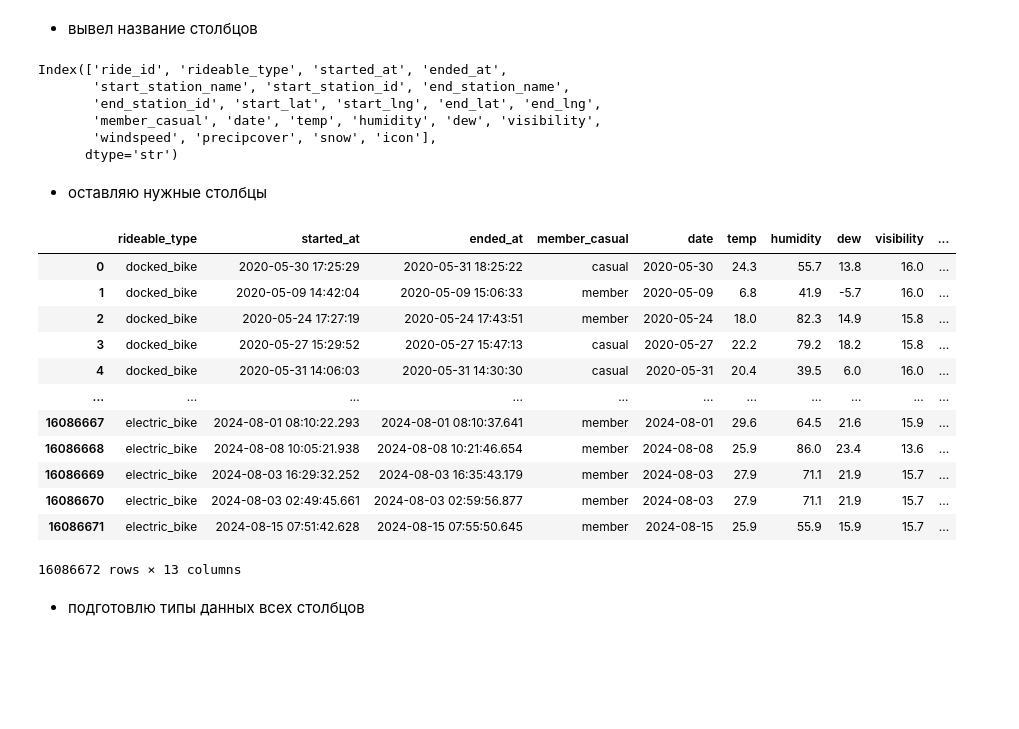
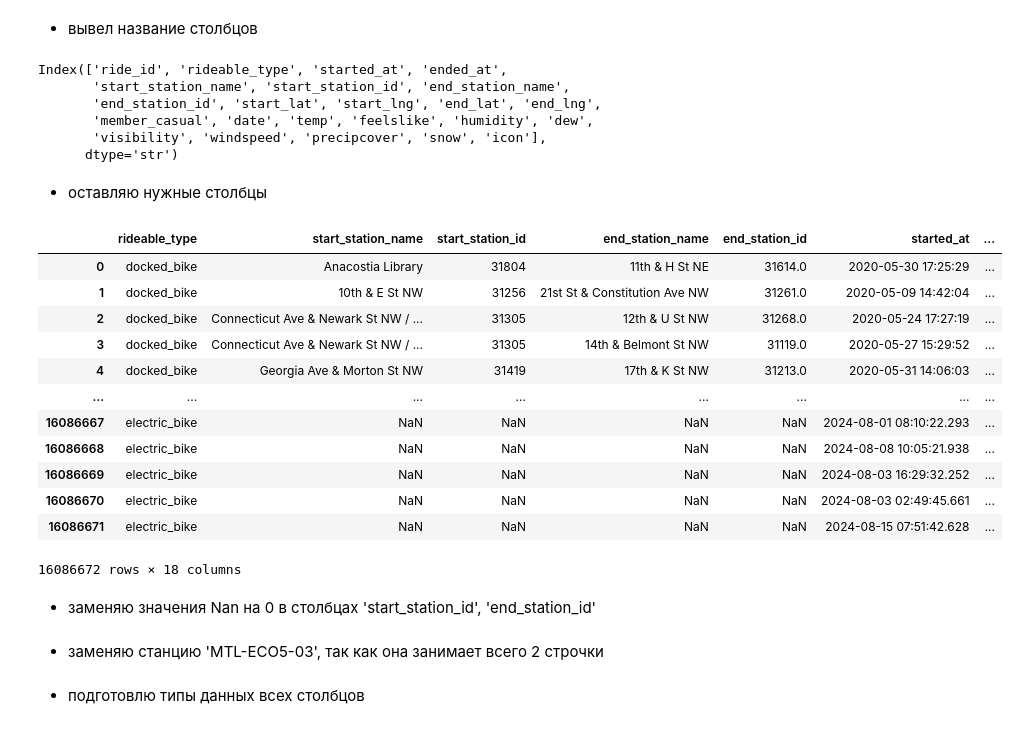
Before and after one commit to sheshukoff/analyze_bike_share, a Jupyter notebook: stages_of_analysis/4_data_preprocessing/2_pre_drd_with_weather.ipynb, the cells around one changed output. Drawn from its saved outputs; the diff is of its cells as text; code cells hidden in the pictures; blank space fills up the shorter version.

```diff
--- a/stages_of_analysis/4_data_preprocessing/2_pre_drd_with_weather.ipynb
+++ b/stages_of_analysis/4_data_preprocessing/2_pre_drd_with_weather.ipynb
@@ -60,6 +61,6 @@ weather['datetime'] = pd.to_datetime(weather['datetime'], unit='ns')
     - precipcover
     - snow
 # %%
-weather = weather[['datetime', 'temp', 'humidity', 'dew', 'visibility', 'windspeed', 'precipcover', 'snow', 'icon']]
+weather = weather[['datetime', 'temp', 'feelslike', 'humidity', 'dew', 'visibility', 'windspeed', 'precipcover', 'snow', 'icon']]
 weather
 # %% [output]
@@ -144,30 +145,33 @@ daily_rent_detail_with_weather.columns
 Index(['ride_id', 'rideable_type', 'started_at', 'ended_at',
        'start_station_name', 'start_station_id', 'end_station_name',
        'end_station_id', 'start_lat', 'start_lng', 'end_lat', 'end_lng',
-       'member_casual', 'date', 'temp', 'humidity', 'dew', 'visibility',
-       'windspeed', 'precipcover', 'snow', 'icon'],
+       'member_casual', 'date', 'temp', 'feelslike', 'humidity', 'dew',
+       'visibility', 'windspeed', 'precipcover', 'snow', 'icon'],
       dtype='str')
 # %% [markdown]
 - оставляю нужные столбцы
 # %%
 drd_with_weather = daily_rent_detail_with_weather[
     [
-        'rideable_type', 'started_at', 'ended_at', 'member_casual', 'date',
-        'temp', 'humidity', 'dew', 'visibility', 'windspeed', 'precipcover', 'snow', 'icon'
+        'rideable_type', 'start_station_name', 'start_station_id', 'end_station_name',
+        'end_station_id', 'started_at', 'ended_at', 'member_casual', 'date',
+        'temp', 'feelslike', 'humidity', 'dew', 'visibility', 'windspeed', 'precipcover', 'snow', 'icon'
        ]
 ]
 drd_with_weather
 # %% [output]
-|  | rideable_type | started_at | ended_at | member_casual | date | temp | humidity | dew | visibility | ... |
-| 0 | docked_bike | 2020-05-30 17:25:29 | 2020-05-31 18:25:22 | casual | 2020-05-30 | 24.3 | 55.7 | 13.8 | 16.0 | ... |
-| 1 | docked_bike | 2020-05-09 14:42:04 | 2020-05-09 15:06:33 | member | 2020-05-09 | 6.8 | 41.9 | -5.7 | 16.0 | ... |
-| 2 | docked_bike | 2020-05-24 17:27:19 | 2020-05-24 17:43:51 | member | 2020-05-24 | 18.0 | 82.3 | 14.9 | 15.8 | ... |
-| 3 | docked_bike | 2020-05-27 15:29:52 | 2020-05-27 15:47:13 | casual | 2020-05-27 | 22.2 | 79.2 | 18.2 | 15.8 | ... |
-| 4 | docked_bike | 2020-05-31 14:06:03 | 2020-05-31 14:30:30 | casual | 2020-05-31 | 20.4 | 39.5 | 6.0 | 16.0 | ... |
-| ... | ... | ... | ... | ... | ... | ... | ... | ... | ... | ... |
-| 16086667 | electric_bike | 2024-08-01 08:10:22.293 | 2024-08-01 08:10:37.641 | member | 2024-08-01 | 29.6 | 64.5 | 21.6 | 15.9 | ... |
-| 16086668 | electric_bike | 2024-08-08 10:05:21.938 | 2024-08-08 10:21:46.654 | member | 2024-08-08 | 25.9 | 86.0 | 23.4 | 13.6 | ... |
-| 16086669 | electric_bike | 2024-08-03 16:29:32.252 | 2024-08-03 16:35:43.179 | member | 2024-08-03 | 27.9 | 71.1 | 21.9 | 15.7 | ... |
-| 16086670 | electric_bike | 2024-08-03 02:49:45.661 | 2024-08-03 02:59:56.877 | member | 2024-08-03 | 27.9 | 71.1 | 21.9 | 15.7 | ... |
-| 16086671 | electric_bike | 2024-08-15 07:51:42.628 | 2024-08-15 07:55:50.645 | member | 2024-08-15 | 25.9 | 55.9 | 15.9 | 15.7 | ... |
+|  | rideable_type | start_station_name | start_station_id | end_station_name | end_station_id | started_at | ... |
+| 0 | docked_bike | Anacostia Library | 31804 | 11th & H St NE | 31614.0 | 2020-05-30 17:25:29 | ... |
+| 1 | docked_bike | 10th & E St NW | 31256 | 21st St & Constitution Ave NW | 31261.0 | 2020-05-09 14:42:04 | ... |
+| 2 | docked_bike | Connecticut Ave & Newark St NW / ... | 31305 | 12th & U St NW | 31268.0 | 2020-05-24 17:27:19 | ... |
+| 3 | docked_bike | Connecticut Ave & Newark St NW / ... | 31305 | 14th & Belmont St NW | 31119.0 | 2020-05-27 15:29:52 | ... |
+| 4 | docked_bike | Georgia Ave & Morton St NW | 31419 | 17th & K St NW | 31213.0 | 2020-05-31 14:06:03 | ... |
+| ... | ... | ... | ... | ... | ... | ... | ... |
+| 16086667 | electric_bike | NaN | NaN | NaN | NaN | 2024-08-01 08:10:22.293 | ... |
+| 16086668 | electric_bike | NaN | NaN | NaN | NaN | 2024-08-08 10:05:21.938 | ... |
+| 16086669 | electric_bike | NaN | NaN | NaN | NaN | 2024-08-03 16:29:32.252 | ... |
+| 16086670 | electric_bike | NaN | NaN | NaN | NaN | 2024-08-03 02:49:45.661 | ... |
+| 16086671 | electric_bike | NaN | NaN | NaN | NaN | 2024-08-15 07:51:42.628 | ... |
-16086672 rows × 13 columns
+16086672 rows × 18 columns
+# %% [markdown]
+- заменяю значения Nan на 0 в столбцах 'start_station_id', 'end_station_id'
@@ -173,0 +181,2 @@ drd_with_weather
+# %% [markdown]
+- заменяю станцию 'MTL-ECO5-03', так как она занимает всего 2 строчки
```
Also changed, not shown: parts of 8 cells of this notebook.
